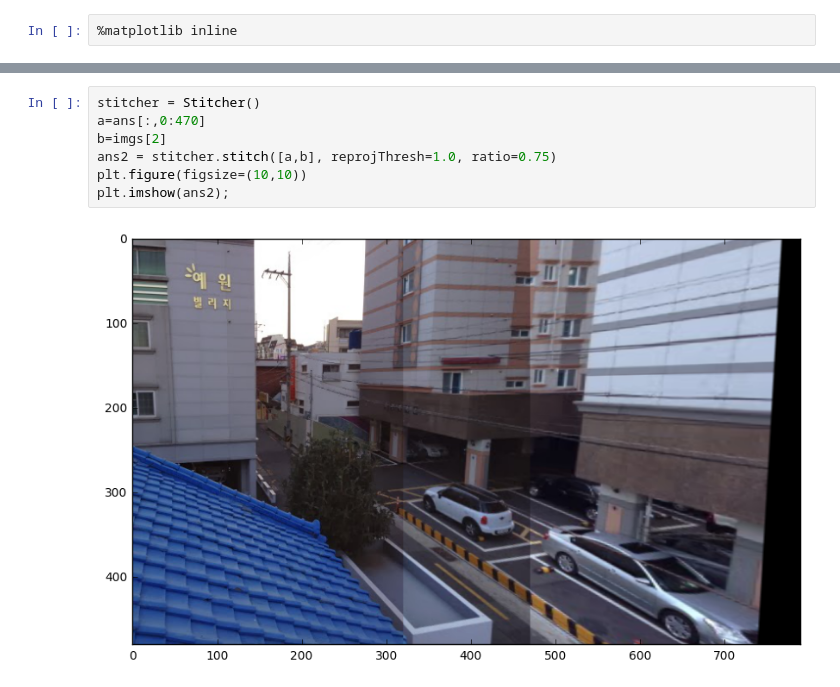
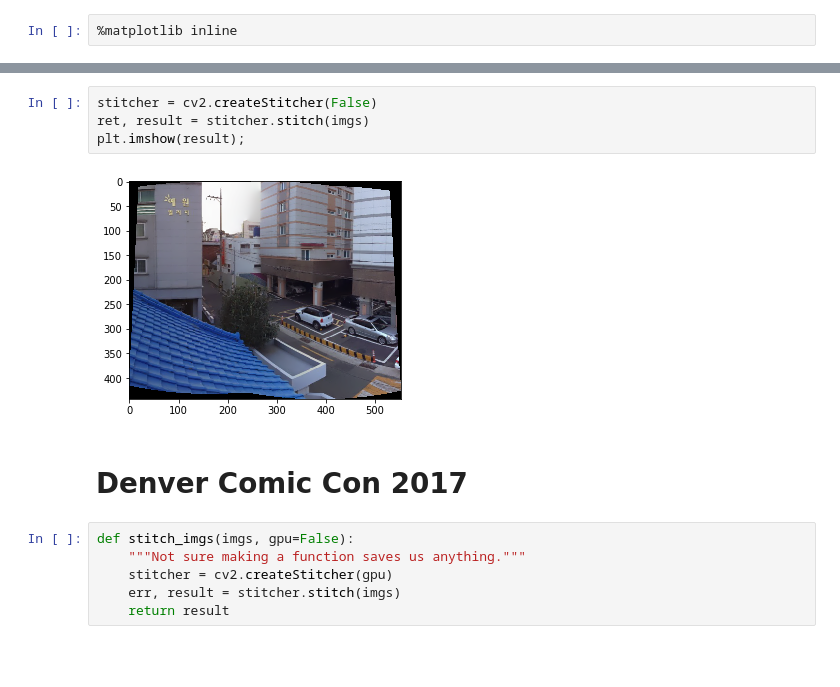
Before and after one commit to MarsUniversity/ece387-robotics, a Jupyter notebook: website/block_3_vision/lsn22/stitcher3.ipynb, the cells around one changed output, grey strips where cells are left out. Drawn from its saved outputs; the diff is of its cells as text; blank space fills up the shorter version.

```diff
--- a/website/block_3_vision/lsn22/stitcher3.ipynb
+++ b/website/block_3_vision/lsn22/stitcher3.ipynb
@@ -228,9 +158,14 @@ plt.imshow(ans);
-# %%
-stitcher = Stitcher()
-a=ans[:,0:470]
-b=imgs[2]
-ans2 = stitcher.stitch([a,b], reprojThresh=1.0, ratio=0.75)
-plt.figure(figsize=(10,10))
-plt.imshow(ans2);
-# %% [output]
-[figure, removed]
+# %%
+stitcher = cv2.createStitcher(False)
+ret, result = stitcher.stitch(imgs)
+plt.imshow(result);
+# %% [output]
+[figure, added]
+# %% [markdown]
+# Denver Comic Con 2017
+# %%
+def stitch_imgs(imgs, gpu=False):
+    """Not sure making a function saves us anything."""
+    stitcher = cv2.createStitcher(gpu)
+    err, result = stitcher.stitch(imgs)
+    return result
```
Also changed, not shown: parts of 27 cells of this notebook, 27 other files.
